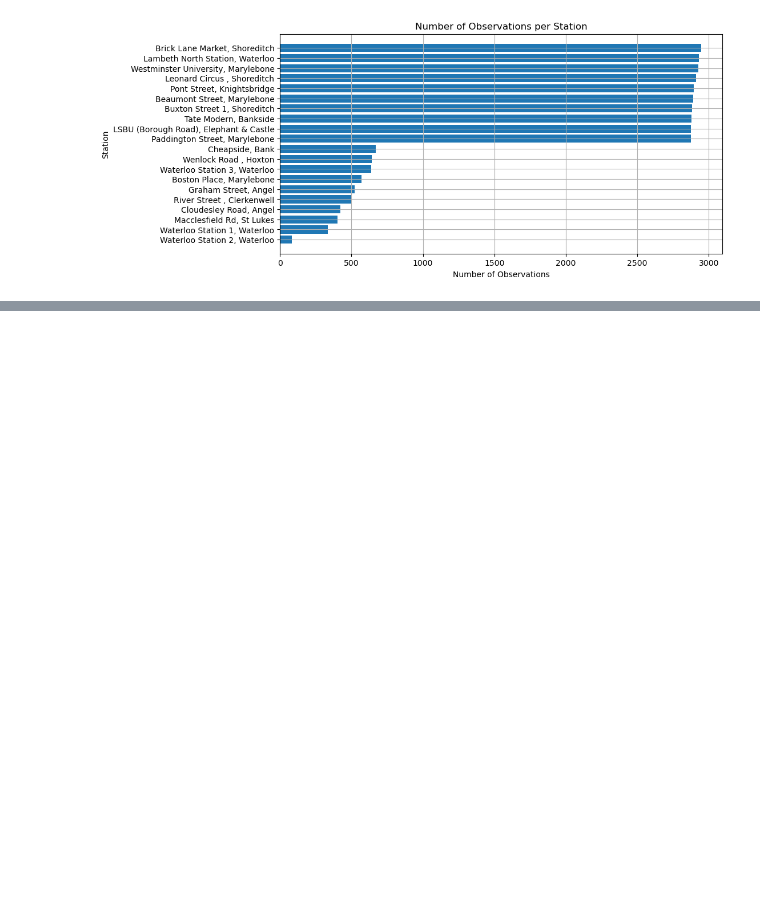
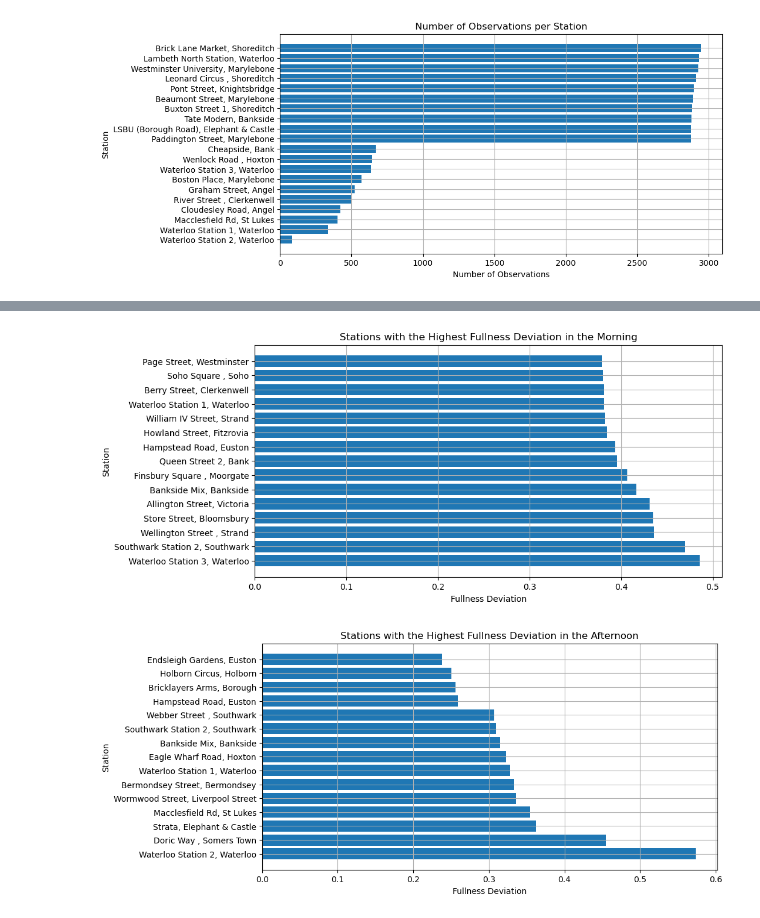
Before and after one commit to julxi-tech/London-Bike-Sharing-Network-Analysis, a Jupyter notebook: src/04_Data_Visualization.ipynb, the cells around one changed output, grey strips where cells are left out. Saved outputs shown, nothing was run; the diff lists cells and outputs as text; code cells hidden in the pictures; blank space fills up the shorter version.

```diff
--- a/src/04_Data_Visualization.ipynb
+++ b/src/04_Data_Visualization.ipynb
@@ -185,0 +219,3 @@ waterloo_2_data = waterloo_2_data.sort_values(by='hour')
+# %%
+efficiency_data = pd.read_csv('../Data/03_Results/metrics_stations_over_day.csv')
+efficiency_data = efficiency_data[efficiency_data['hour'].isin ([8,17])]
@@ -185,0 +348,30 @@ waterloo_2_data = waterloo_2_data.sort_values(by='hour')
+# %%
+morning_data = efficiency_data_filtered_again[efficiency_data_filtered_again['hour'] == 8]
+afternoon_data = efficiency_data_filtered_again[efficiency_data_filtered_again['hour'] == 17]
+# %%
+# plot the stations with the highest fullness deviation in the morning descendlingly (top10)
+morning_data = morning_data.sort_values(by='fullness_deviation', ascending=False)
+morning_data_top15 = morning_data.head(15)
+# %%
+# plot the stations with the highest fullness deviation in the evening descendlingly (top10)
+afternoon_data = afternoon_data.sort_values(by='fullness_deviation', ascending=False)
+afternoon_data_top15 = afternoon_data.head(15)
+# %%
+plt.figure(figsize=(10, 5))
+plt.barh(morning_data_top15['station'], morning_data_top15['fullness_deviation'])
+plt.title('Stations with the Highest Fullness Deviation in the Morning')
+plt.xlabel('Fullness Deviation')
+plt.ylabel('Station')
+plt.grid(True)
+plt.show()
+
+plt.figure(figsize=(10, 5))
+plt.barh(afternoon_data_top15['station'], afternoon_data_top15['fullness_deviation'])
+plt.title('Stations with the Highest Fullness Deviation in the Afternoon')
+plt.xlabel('Fullness Deviation')
+plt.ylabel('Station')
+plt.grid(True)
+plt.show()
+# %% [output]
+[figure, added]
+[figure, added]
```
Also changed, not shown: parts of 11 cells of this notebook.
